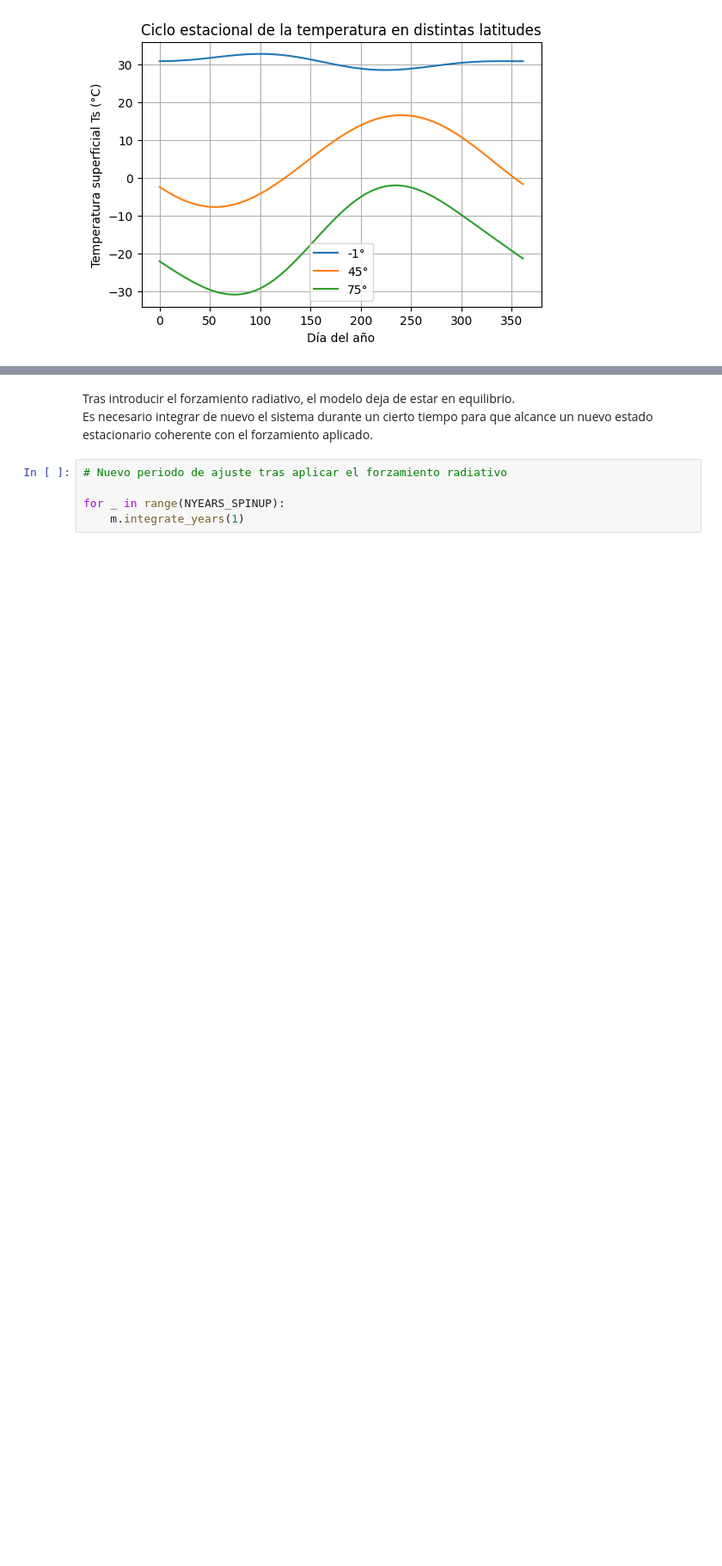
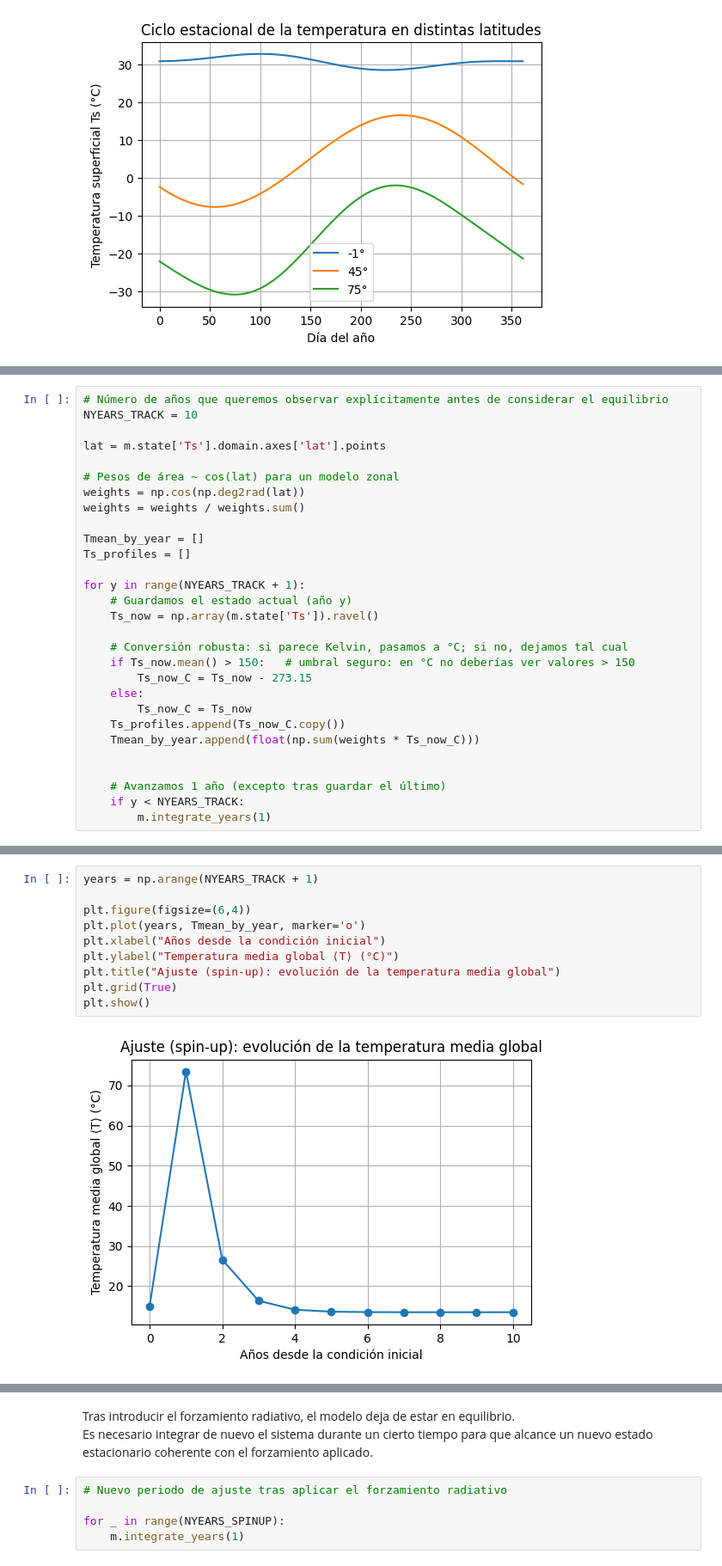
Before and after one commit to RDiazSierra/mgcc-ebm-climlab, a Jupyter notebook: EBM_1D_albedo_cte_practica.ipynb, the cells around one changed output, grey strips where cells are left out. Shown at 86% size. Cells and saved outputs as stored; diff of their text form; blank space fills up the shorter version.

```diff
--- a/EBM_1D_albedo_cte_practica.ipynb
+++ b/EBM_1D_albedo_cte_practica.ipynb
@@ -141,0 +213,29 @@ El forzamiento se introduce modificando el término de radiación infrarroja emi
+# %%
+# Número de años que queremos observar explícitamente antes de considerar el equilibrio
+NYEARS_TRACK = 10
+
+lat = m.state['Ts'].domain.axes['lat'].points
+
+# Pesos de área ~ cos(lat) para un modelo zonal
+weights = np.cos(np.deg2rad(lat))
+weights = weights / weights.sum()
+
+Tmean_by_year = []
+Ts_profiles = []
+
+for y in range(NYEARS_TRACK + 1):
+    # Guardamos el estado actual (año y)
+    Ts_now = np.array(m.state['Ts']).ravel()
+
+    # Conversión robusta: si parece Kelvin, pasamos a °C; si no, dejamos tal cual
+    if Ts_now.mean() > 150:   # umbral seguro: en °C no deberías ver valores > 150
+        Ts_now_C = Ts_now - 273.15
+    else:
+        Ts_now_C = Ts_now
+    Ts_profiles.append(Ts_now_C.copy())
+    Tmean_by_year.append(float(np.sum(weights * Ts_now_C)))
+
+
+    # Avanzamos 1 año (excepto tras guardar el último)
+    if y < NYEARS_TRACK:
+        m.integrate_years(1)
@@ -141,0 +263,12 @@ El forzamiento se introduce modificando el término de radiación infrarroja emi
+# %%
+years = np.arange(NYEARS_TRACK + 1)
+
+plt.figure(figsize=(6,4))
+plt.plot(years, Tmean_by_year, marker='o')
+plt.xlabel("Años desde la condición inicial")
+plt.ylabel("Temperatura media global ⟨T⟩ (°C)")
+plt.title("Ajuste (spin-up): evolución de la temperatura media global")
+plt.grid(True)
+plt.show()
+# %% [output]
+[figure, added]
```
Also changed, not shown: parts of 19 cells of this notebook.
